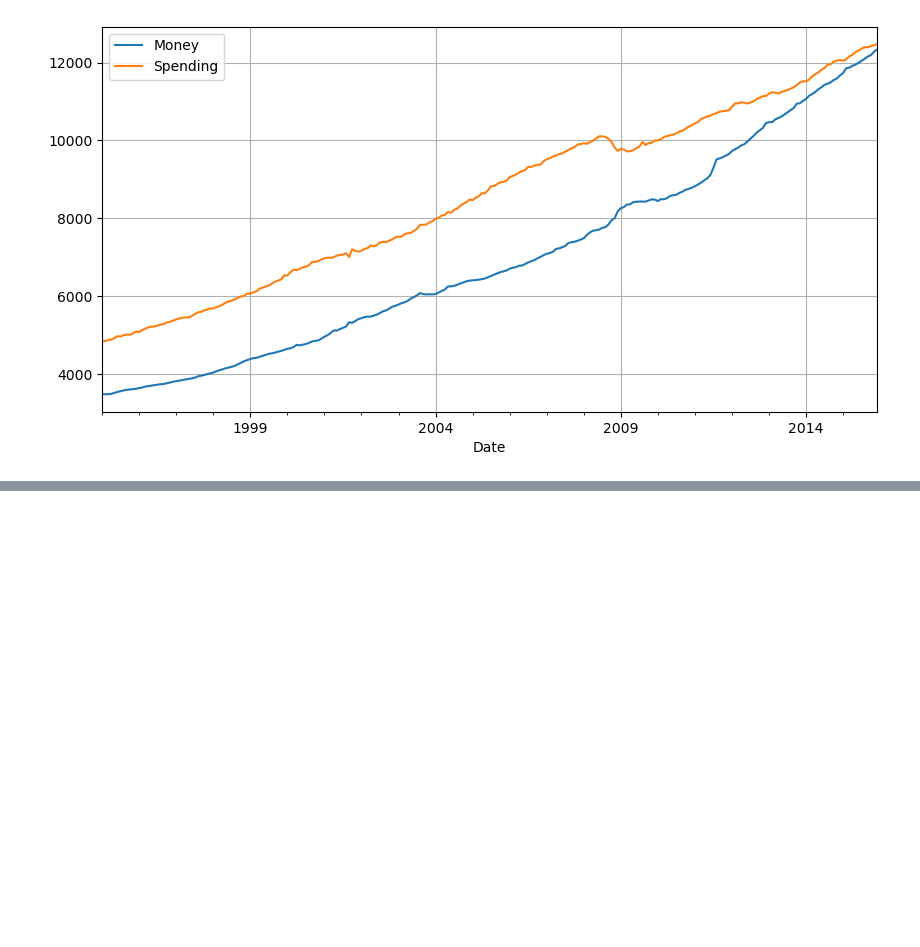
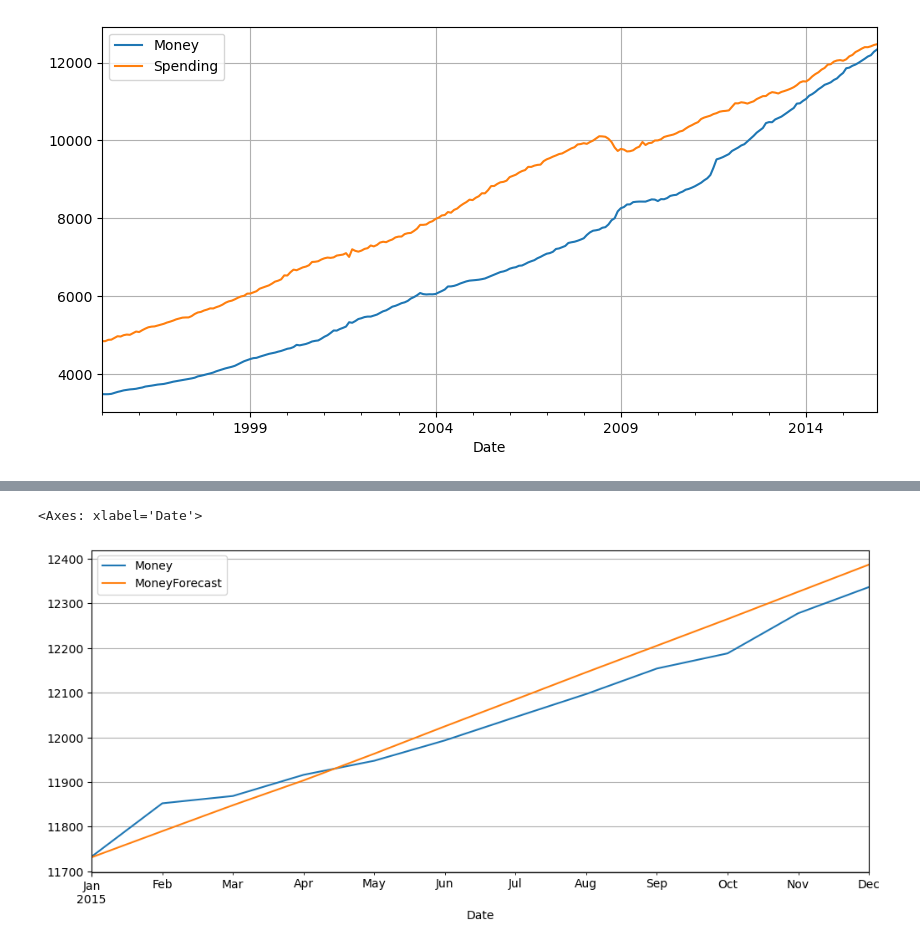
Before and after one commit to Shiska07/Data-Science-and-Machine-Learning, a Jupyter notebook: Time-Series-Analysis/Vector AutoRegression (VAR) Model.ipynb, the cells around one changed output, grey strips where cells are left out. Cells and saved outputs as stored; diff of their text form; code cells hidden in the pictures; blank space fills up the shorter version.

Commit message:
perform VAR forecasting for test data

```diff
--- a/Time-Series-Analysis/Vector AutoRegression (VAR) Model.ipynb
+++ b/Time-Series-Analysis/Vector AutoRegression (VAR) Model.ipynb
@@ -217,0 +306,3 @@ Both columns are stationary after being differentia
+# %%
+df_forecast = pd.DataFrame(data=z, index=idx, columns=['Money_2d', 'Spending_2d'])
+df_forecast
@@ -217,0 +325,20 @@ Both columns are stationary after being differentia
+# %%
+'''
+To reverse the differencing we do the following:
+1. Take a cumulative sum of the currently differentiated data
+2. Take last (n) datapoints from the original training data (n = times differentiated) and subtract them
+3. Add 2 to 1
+
+'''
+
+# Add the most recent first difference from the training side of the original dataset to the forecast cumulative sum
+df_forecast['Money1d'] = (df['Money'].iloc[-nobs-1]-df['Money'].iloc[-nobs-2]) + df_forecast['Money_2d'].cumsum()
+
+# Now build the forecast values from the first difference set
+df_forecast['MoneyForecast'] = df['Money'].iloc[-nobs-1] + df_forecast['Money1d'].cumsum()
+# %%
+# Add the most recent first difference from the training side of the original dataset to the forecast cumulative sum
+df_forecast['Spending1d'] = (df['Spending'].iloc[-nobs-1]-df['Spending'].iloc[-nobs-2]) + df_forecast['Spending_2d'].cumsum()
+
+# Now build the forecast values from the first difference set
+df_forecast['SpendingForecast'] = df['Spending'].iloc[-nobs-1] + df_forecast['Spending1d'].cumsum()
@@ -217,0 +354,10 @@ Both columns are stationary after being differentia
+# %%
+# plot the forecasted values against the original test values
+test_orig = df[-nobs:]
+# %%
+# plot money
+test_orig['Money'].plot(figsize = (12, 5), grid = True, legend= True)
+df_forecast['MoneyForecast'].plot(figsize = (12, 5), grid = True, legend= True)
+# %% [output]
+<Axes: xlabel='Date'>
+[figure, added]
```
Also changed, not shown: parts of 41 cells of this notebook.
